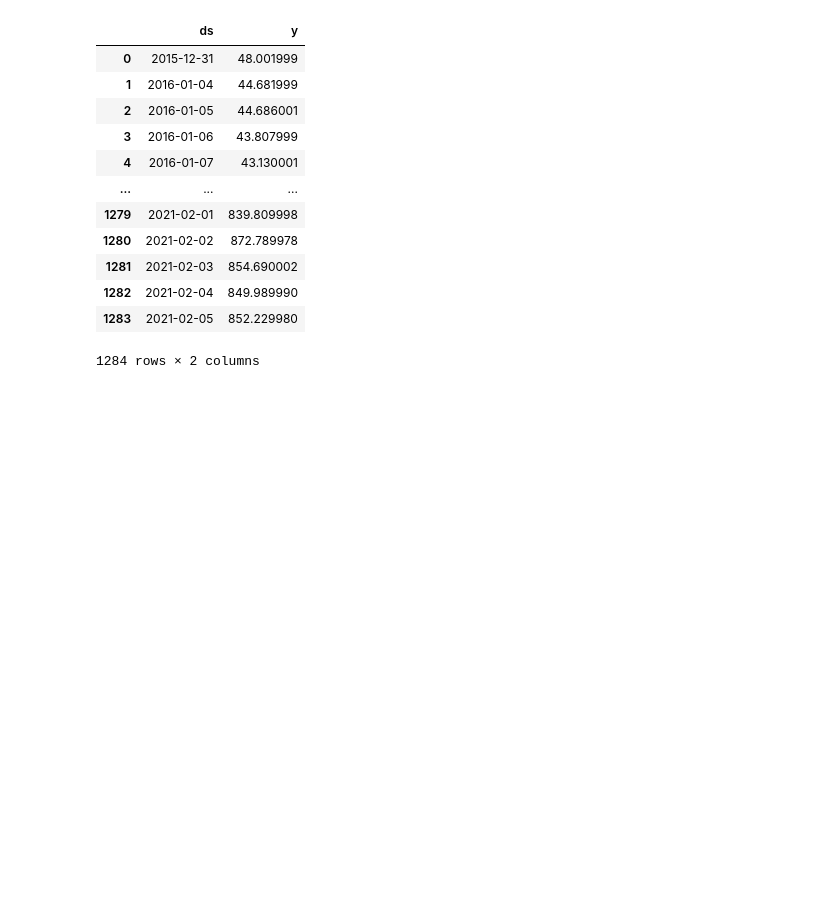
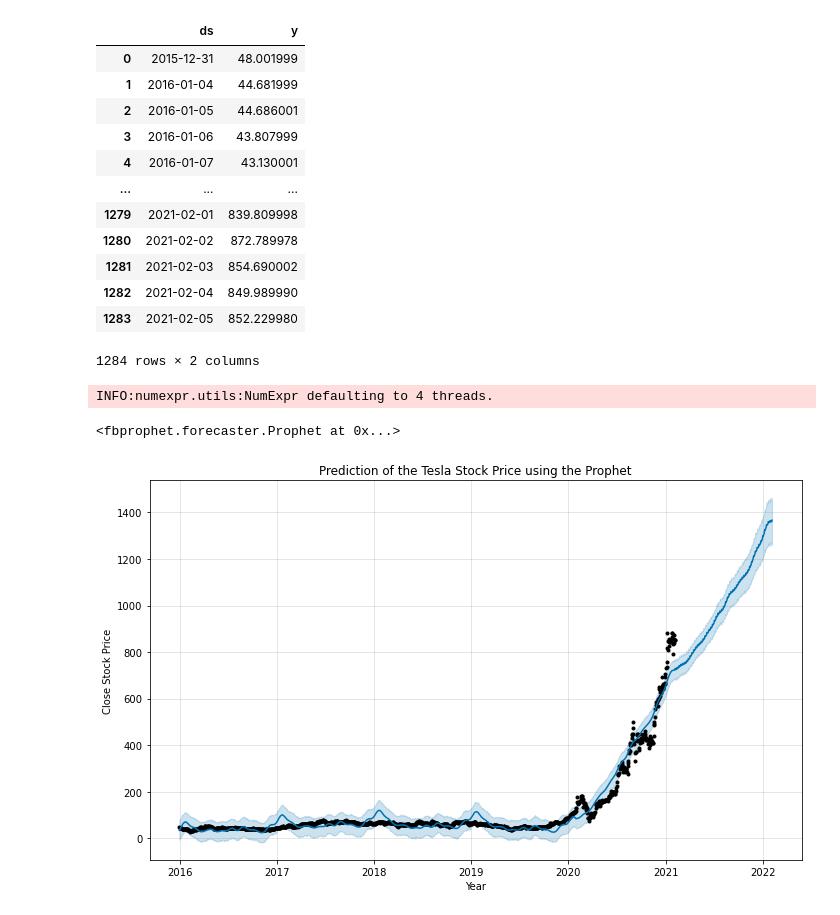
Before and after one commit to jeremychiaa/TSLA-stock-price-analysis-predictive-modelling, a Jupyter notebook: scripts/fbprophet_model.ipynb, the cells around one changed output. Cells and saved outputs as stored; diff of their text form; code cells hidden in the pictures; blank space fills up the shorter version.

Commit message:
tesla stock prediction fbprophet

```diff
--- a/scripts/fbprophet_model.ipynb
+++ b/scripts/fbprophet_model.ipynb
@@ -113,0 +116,17 @@ tesla_df
+# %%
+m = Prophet(daily_seasonality = True) # the Prophet class (model)
+m.fit(tesla_df) # fit the model using all data
+# %% [output]
+INFO:numexpr.utils:NumExpr defaulting to 4 threads.
+<fbprophet.forecaster.Prophet at 0x...>
+# %%
+# Predict future values and visualise predictions
+tesla_future = m.make_future_dataframe(periods=365) # Specify the number of days in future
+prediction = m.predict(tesla_future)
+m.plot(prediction)
+plt.title("Prediction of the Tesla Stock Price using the Prophet")
+plt.xlabel("Year")
+plt.ylabel("Close Stock Price")
+plt.show()
+# %% [output]
+[figure, added]
```
Also changed, not shown: parts of 3 cells of this notebook, 1 other file.
